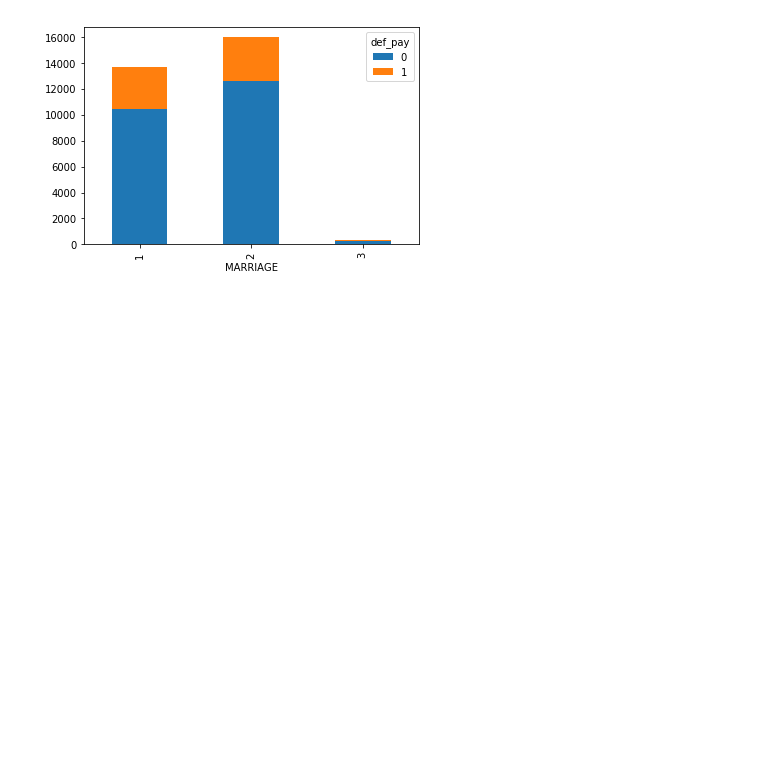
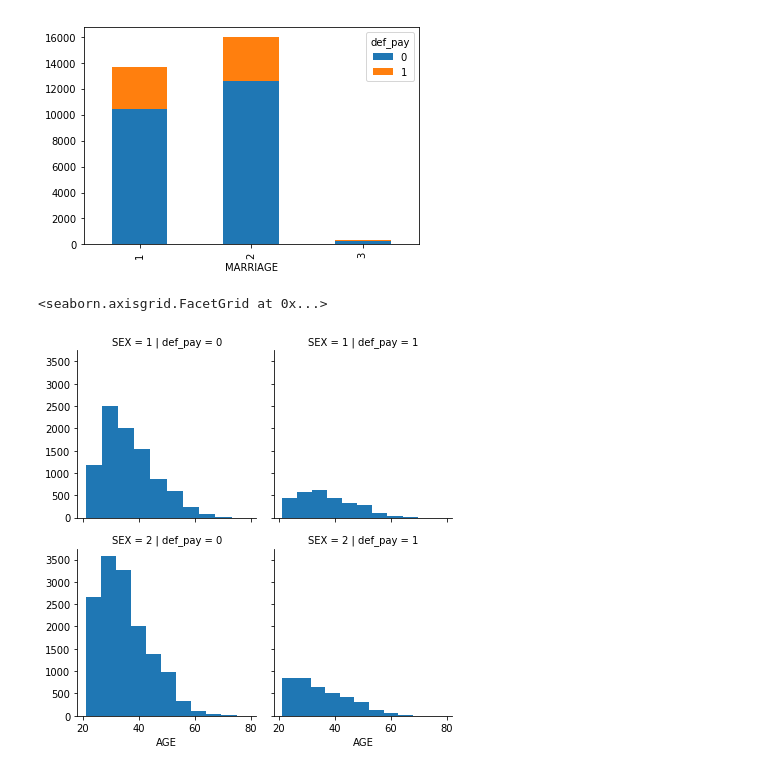
Before and after one commit to nishgaddam/PTG_German_Credit_Data, a Jupyter notebook: German_Credit_Score.ipynb, the cells around one changed output. Drawn from its saved outputs; the diff is of its cells as text; code cells hidden in the pictures; blank space fills up the shorter version.

Commit message:
visualisation updated

```diff
--- a/German_Credit_Score.ipynb
+++ b/German_Credit_Score.ipynb
@@ -415,3 +415,9 @@ mar.plot(kind = 'bar', stacked = True)
 # %% [output]
 <matplotlib.axes._subplots.AxesSubplot at 0x...>
 [figure]
+# %%
+g = sns.FacetGrid(data_German, col='def_pay', row= "SEX")
+g.map(plt.hist, 'AGE')
+# %% [output]
+<seaborn.axisgrid.FacetGrid at 0x...>
+[figure, added]
```
Also changed, not shown: parts of 1 cell of this notebook.
